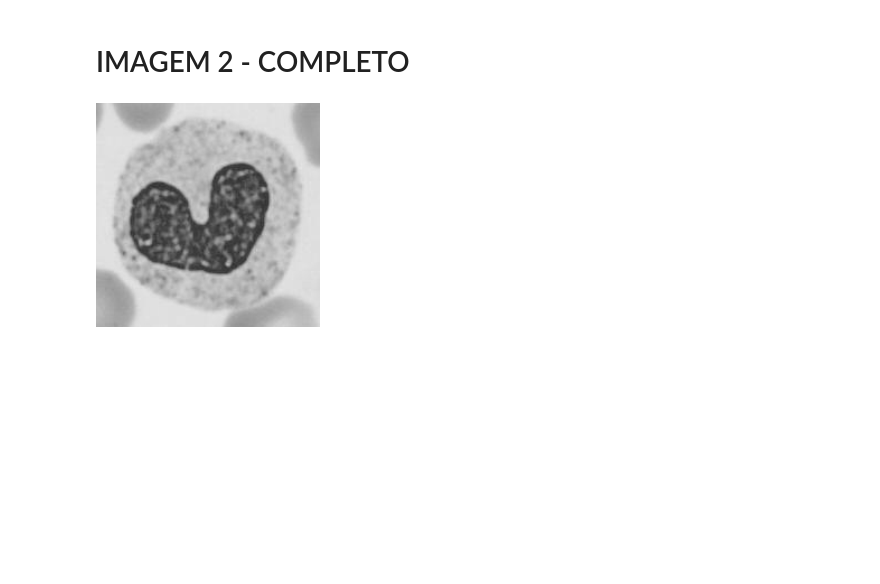
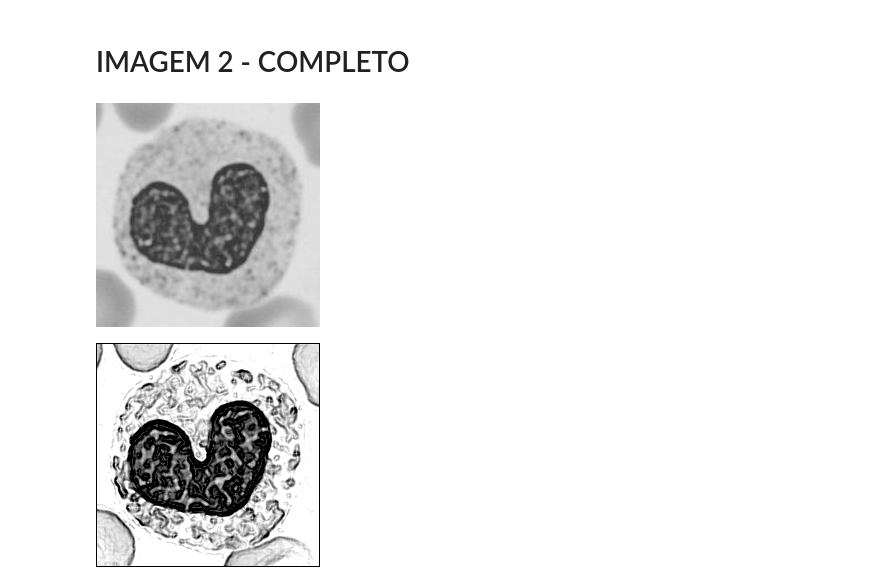
Before and after one commit to hoffera/PDI-Opera-es_Pontuais_e_Filtragem_Espacial, a Jupyter notebook: Projeto_M1_–_Operações_Pontuais_e_Filtragem_Espacial.ipynb, the cells around one changed output. Saved outputs shown, nothing was run; the diff lists cells and outputs as text; code cells hidden in the pictures; blank space fills up the shorter version.

```diff
--- a/Projeto_M1_–_Operações_Pontuais_e_Filtragem_Espacial.ipynb
+++ b/Projeto_M1_–_Operações_Pontuais_e_Filtragem_Espacial.ipynb
@@ -393,32 +393,33 @@ imagem_2_equalizada = eq_hist(imagem_2_sal_pimenta)
 imagem_2_gamma = filtro_gamma(imagem_2_equalizada, 1, 0.5)
 # cv2_imshow(imagem_2_gamma)
 
 #APLICANDO MEDIANA
 
 # print(f'\MEDIANA:')
-imagem_2_mediana = filtro_mediana5(imagem_2_gamma)
+imagem_2_mediana = filtro_mediana3(imagem_2_gamma)
 # cv2_imshow(imagem_2_mediana)
 
 
 # #APLICANDO GAUSSIANO
 
 # print(f'\GAUSSIANO:')
 # imagem_2_mediana = filtro_gaussiano(imagem_2_gamma)
 # cv2_imshow(imagem_2_sal_pimenta)
 
 #APLICANDO SOBEL
 # print(f'\SOBEL:')
 imagem_2_sobel = sobel(imagem_2_mediana)
 # cv2_imshow(imagem_2_sobel)
 
 # #aplicando laplace
 # print(f'\laplace:')
 # imagem_2_sobel = filtro_laplaciano(imagem_2_mediana)
 # cv2_imshow(imagem_2_sobel)
 
 #APLICANDO HIGH-BOOST
-print(f'\HIGH:')
+
 imagem_2_highboost = highboost(imagem_2_grayscale, imagem_2_sobel, 1.5)
 cv2_imshow(imagem_2_highboost)
 # %% [output]
 [figure]
+[figure, added]
```
